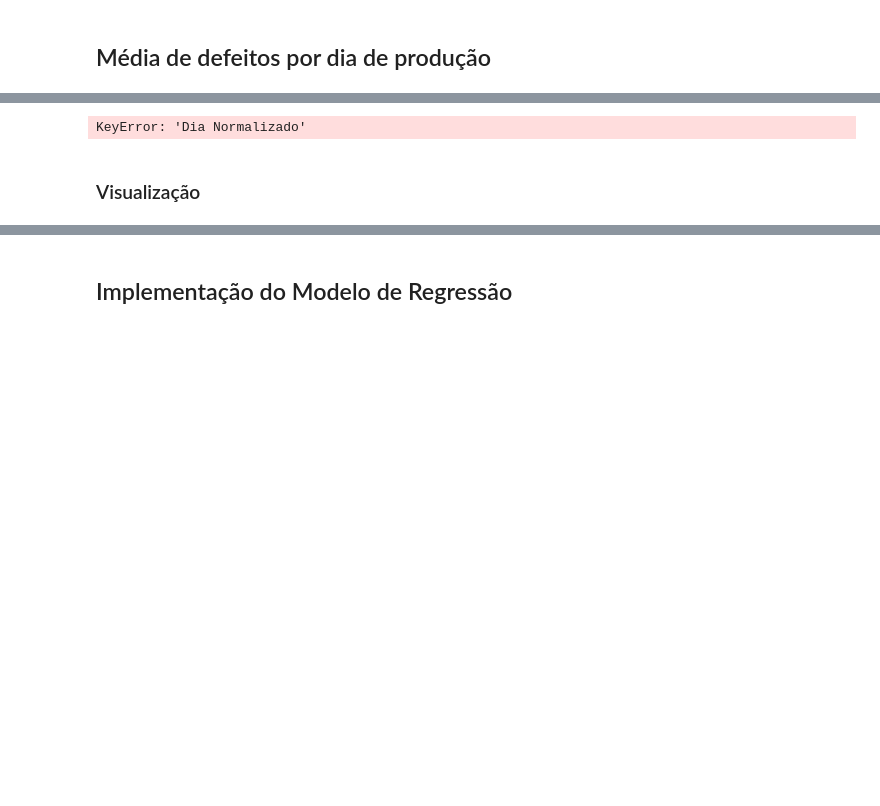
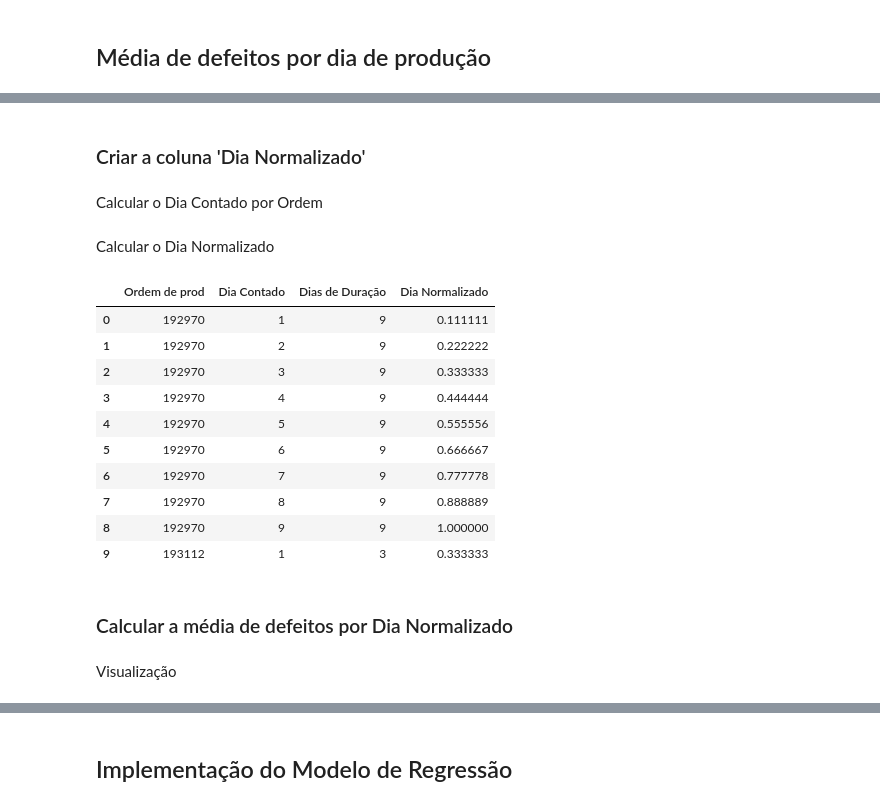
Before and after one commit to lucasz-g/Analise-Gotas, a Jupyter notebook: analises/modelo_ml.ipynb, the cells around one changed output, grey strips where cells are left out. Drawn from its saved outputs; the diff is of its cells as text; code cells hidden in the pictures; blank space fills up the shorter version.

```diff
--- a/analises/modelo_ml.ipynb
+++ b/analises/modelo_ml.ipynb
@@ -270,0 +303,2 @@ fig.show()
+# %%
+df_sazonalidade = df_sazonalidade.drop(columns=['Dias de Duração_x'])
@@ -271,11 +307,36 @@ fig.show()
+# %%
+df_sazonalidade = df_sazonalidade.rename(columns={'Dias de Duração_y': 'Dias de Duração'})
+# %% [markdown]
+### Criar a coluna 'Dia Normalizado'
+# %% [markdown]
+Calcular o Dia Contado por Ordem
+# %%
+df_sazonalidade['Dia Contado'] = df_sazonalidade.groupby('Ordem de prod').cumcount() + 1
+# %% [markdown]
+Calcular o Dia Normalizado
+# %%
+df_sazonalidade['Dia Normalizado'] = df_sazonalidade['Dia Contado'] / df_sazonalidade['Dias de Duração']
+# %%
+df_sazonalidade[['Ordem de prod', 'Dia Contado', 'Dias de Duração', 'Dia Normalizado']].head(10)
+# %% [output]
+|  | Ordem de prod | Dia Contado | Dias de Duração | Dia Normalizado |
+| 0 | 192970 | 1 | 9 | 0.111111 |
+| 1 | 192970 | 2 | 9 | 0.222222 |
+| 2 | 192970 | 3 | 9 | 0.333333 |
+| 3 | 192970 | 4 | 9 | 0.444444 |
+| 4 | 192970 | 5 | 9 | 0.555556 |
+| 5 | 192970 | 6 | 9 | 0.666667 |
+| 6 | 192970 | 7 | 9 | 0.777778 |
+| 7 | 192970 | 8 | 9 | 0.888889 |
+| 8 | 192970 | 9 | 9 | 1.000000 |
+| 9 | 193112 | 1 | 3 | 0.333333 |
+# %% [markdown]
+### Calcular a média de defeitos por Dia Normalizado
 # %%
-defeitos_por_dia_normalizado = df_sazonalidade.groupby(['Dia Normalizado'])[['Total de Defeitos no Dia']].mean()
-defeitos_por_dia_normalizado = defeitos_por_dia_normalizado.reset_index()
+defeitos_por_dia_normalizado = df_sazonalidade.groupby('Dia Normalizado')[['Total de Defeitos no Dia']].mean().reset_index()
 defeitos_por_dia_normalizado.columns = ['Dia Normalizado', 'Média de Defeitos']
-# %% [output]
-KeyError: 'Dia Normalizado'
-# %% [markdown]
-### Visualização
+# %% [markdown]
+Visualização
 # %%
 fig = go.Figure()
 
```
Also changed, not shown: parts of 42 cells of this notebook.
